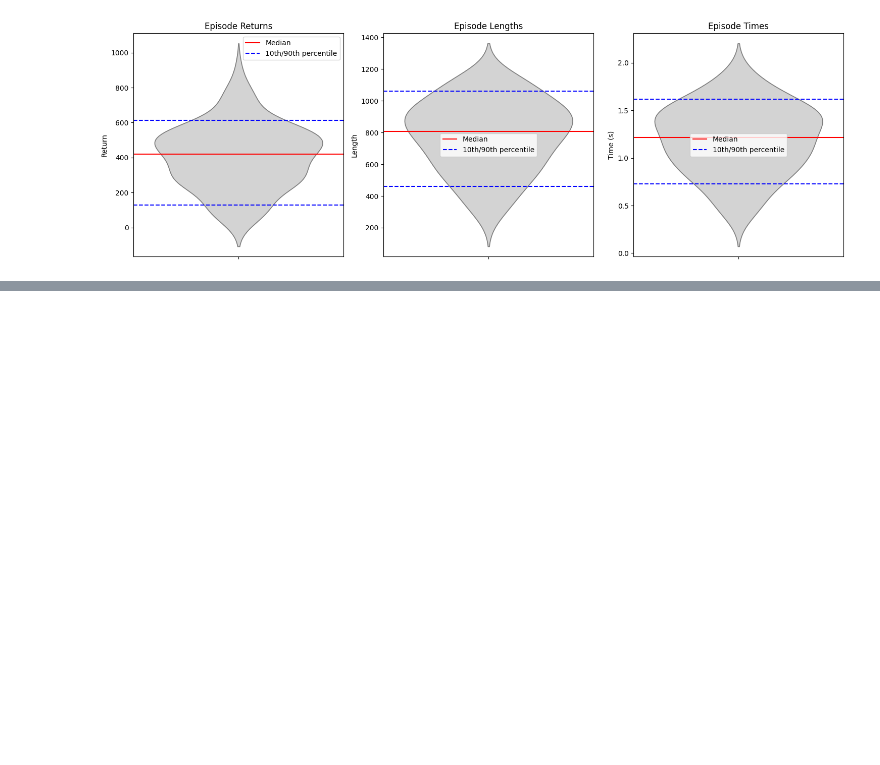
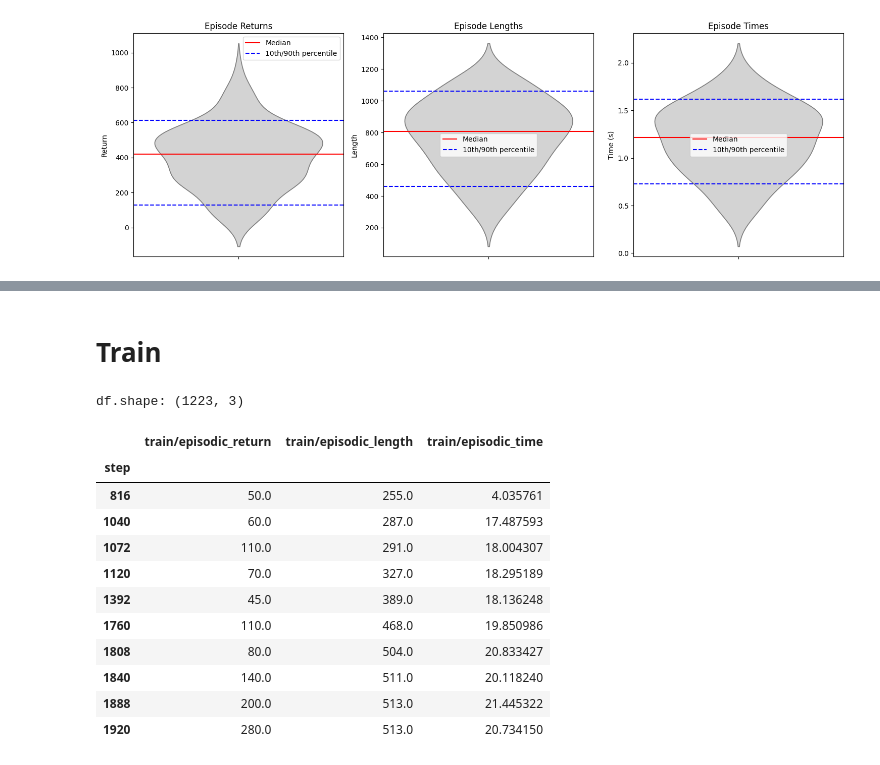
Before and after one commit to florinbarbisch/rle-assginment, a Jupyter notebook: eval.ipynb, the cells around one changed output, grey strips where cells are left out. Cells and saved outputs as stored; diff of their text form; code cells hidden in the pictures; blank space fills up the shorter version.

```diff
--- a/eval.ipynb
+++ b/eval.ipynb
@@ -164,0 +103,59 @@ std_episode_length: 225.98
+# %% [markdown]
+# Train
+# %%
+from tensorboard.backend.event_processing.event_accumulator import EventAccumulator
+import pandas as pd
+
+# Load the TensorBoard event file
+event_path = r"runs\ALE\SpaceInvaders-v5__ppo_clean_rl__1__20241222_024828\events.out.tfevents.1734832114.DESKTOP-O5Q6R7F.19192.0"
+event_acc = EventAccumulator(event_path)
+event_acc.Reload()
+
+# Get list of available tags/metrics
+tags = event_acc.Tags()
+
+# Create dictionary to store metrics
+metrics = {}
+
+# Extract metrics into dictionary
+for tag in tags['scalars']:
+    events = event_acc.Scalars(tag)
+    metrics[tag] = pd.DataFrame(events)[['step', 'value']]
+    metrics[tag] = metrics[tag].set_index('step')
+    metrics[tag].columns = [tag]
+
+# Combine all metrics into single dataframe by joining on step index
+df = pd.DataFrame()
+for metric_df in metrics.values():
+    df = df.join(metric_df, how='outer')
+
+# Rename training metrics to have train/ prefix
+rename_map = {
+    'charts/episodic_return': 'train/episodic_return',
+    'charts/episodic_length': 'train/episodic_length',
+    'charts/episodic_time': 'train/episodic_time'
+}
+
+df = df.rename(columns=rename_map)
+
+# Select only training metrics
+cols = ['train/episodic_return', 'train/episodic_length', 'train/episodic_time']
+df = df[cols]
+
+
+print(f"df.shape: {df.shape}")
+df.head(10)
+# %% [output]
+df.shape: (1223, 3)
+|  | train/episodic_return | train/episodic_length | train/episodic_time |
+| step |  |  |  |
+| 816 | 50.0 | 255.0 | 4.035761 |
+| 1040 | 60.0 | 287.0 | 17.487593 |
+| 1072 | 110.0 | 291.0 | 18.004307 |
+| 1120 | 70.0 | 327.0 | 18.295189 |
+| 1392 | 45.0 | 389.0 | 18.136248 |
+| 1760 | 110.0 | 468.0 | 19.850986 |
+| 1808 | 80.0 | 504.0 | 20.833427 |
+| 1840 | 140.0 | 511.0 | 20.118240 |
+| 1888 | 200.0 | 513.0 | 21.445322 |
+| 1920 | 280.0 | 513.0 | 20.734150 |
```
Also changed, not shown: parts of 3 cells of this notebook.
